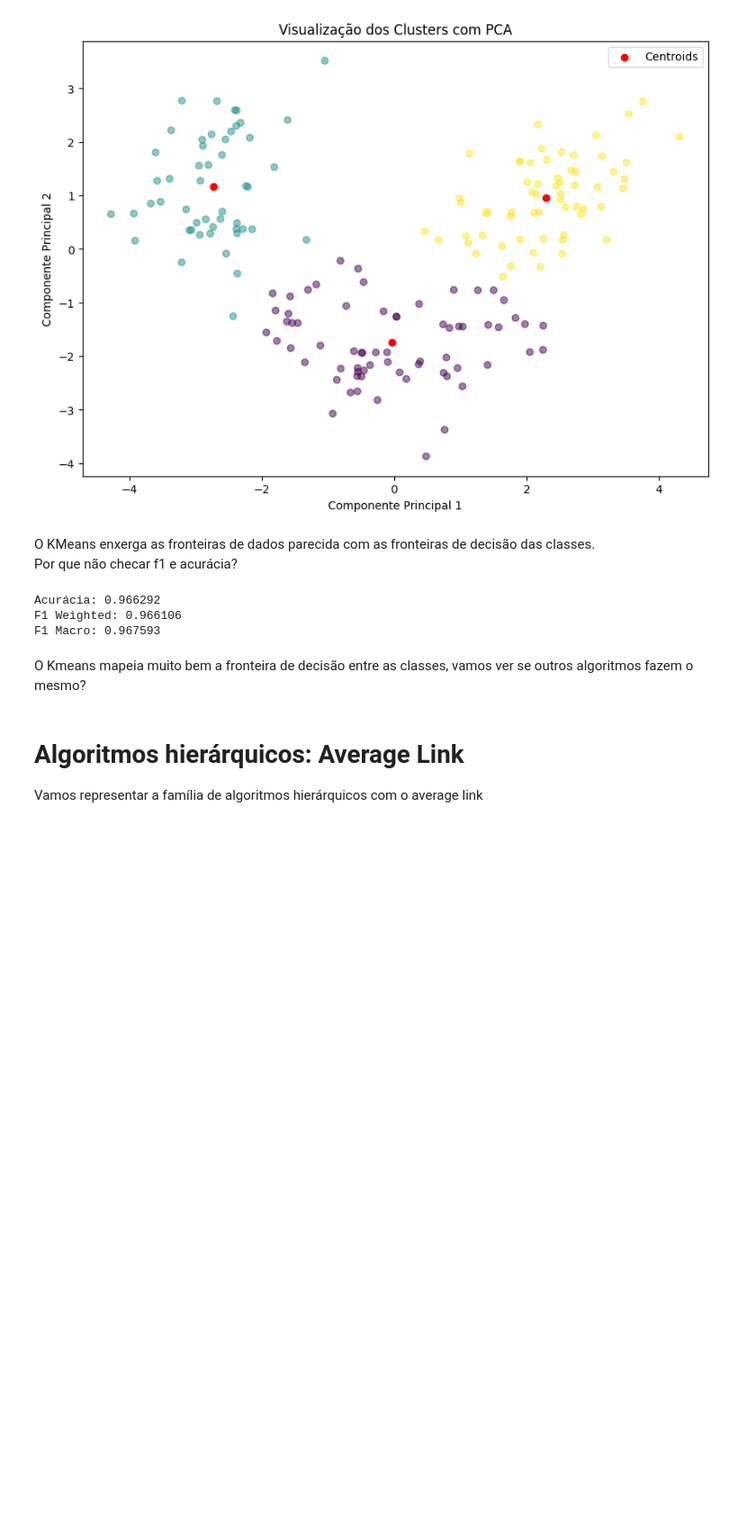
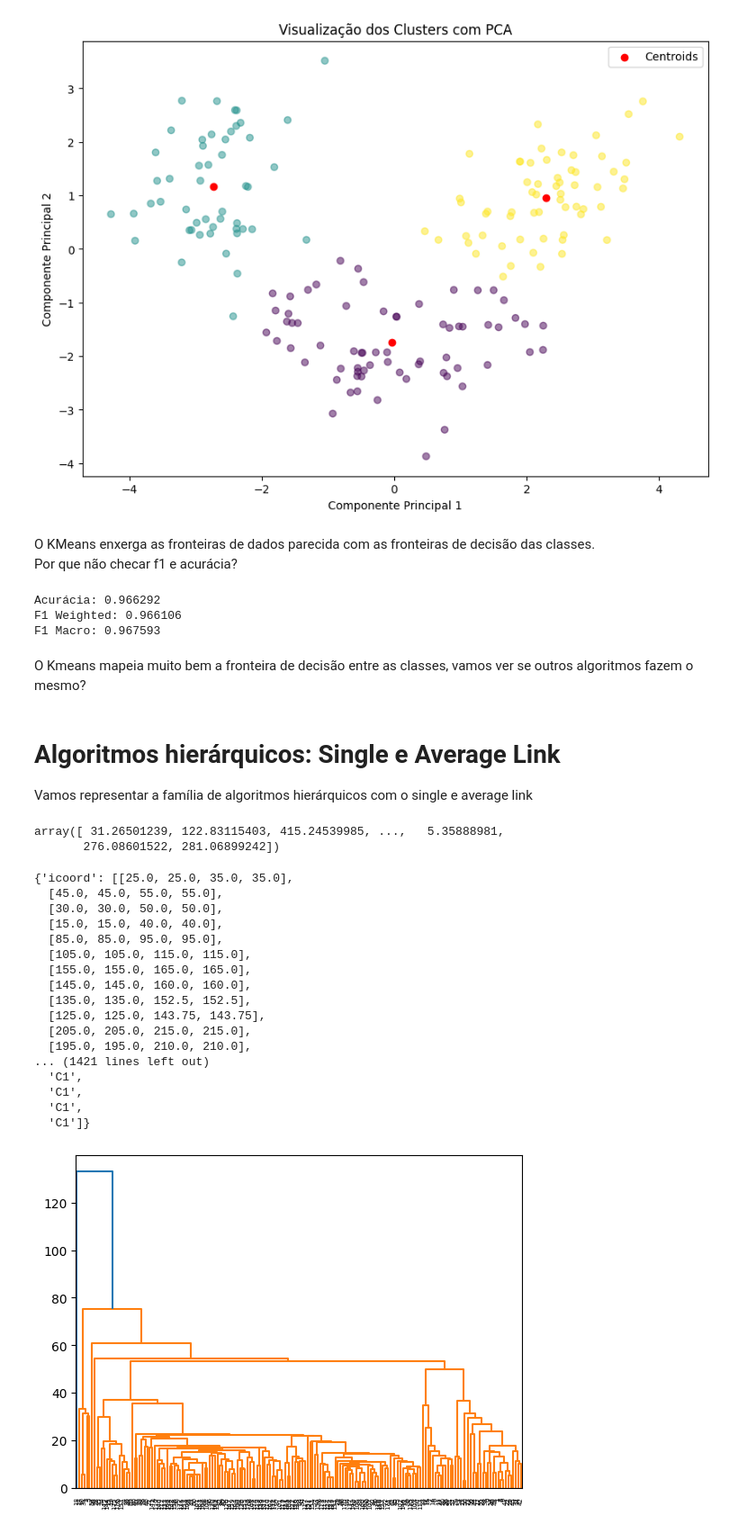
Before and after one commit to DanielAlmeida19/mineracao-dados-atividades, a Jupyter notebook: clustering.ipynb, the cells around one changed output. Shown at 90% size. Cells and saved outputs as stored; diff of their text form; code cells hidden in the pictures; blank space fills up the shorter version.

```diff
--- a/clustering.ipynb
+++ b/clustering.ipynb
@@ -204,10 +204,37 @@ F1 Macro: 0.967593
 # %% [markdown]
 O Kmeans mapeia muito bem a fronteira de decisão entre as classes, vamos ver se outros algoritmos fazem o mesmo?
 # %% [markdown]
-# Algoritmos hierárquicos: Average Link
-Vamos representar a família de algoritmos hierárquicos com o average link
+# Algoritmos hierárquicos: Single e Average Link
+Vamos representar a família de algoritmos hierárquicos com o single e average link
 # %%
 from scipy.cluster import hierarchy
 from scipy.spatial.distance import pdist
 
 mat_x = pdist(data)
+mat_x
+# %% [output]
+array([ 31.26501239, 122.83115403, 415.24539985, ...,   5.35888981,
+       276.08601522, 281.06899242])
+# %%
+sl_model = hierarchy.linkage(mat_x, "single")
+dendogram = hierarchy.dendrogram(sl_model)
+dendogram
+# %% [output]
+{'icoord': [[25.0, 25.0, 35.0, 35.0],
+  [45.0, 45.0, 55.0, 55.0],
+  [30.0, 30.0, 50.0, 50.0],
+  [15.0, 15.0, 40.0, 40.0],
+  [85.0, 85.0, 95.0, 95.0],
+  [105.0, 105.0, 115.0, 115.0],
+  [155.0, 155.0, 165.0, 165.0],
+  [145.0, 145.0, 160.0, 160.0],
+  [135.0, 135.0, 152.5, 152.5],
+  [125.0, 125.0, 143.75, 143.75],
+  [205.0, 205.0, 215.0, 215.0],
+  [195.0, 195.0, 210.0, 210.0],
+... (1421 lines left out)
+  'C1',
+  'C1',
+  'C1',
+  'C1']}
+[figure, added]
```
Also changed, not shown: parts of 4 cells of this notebook.
